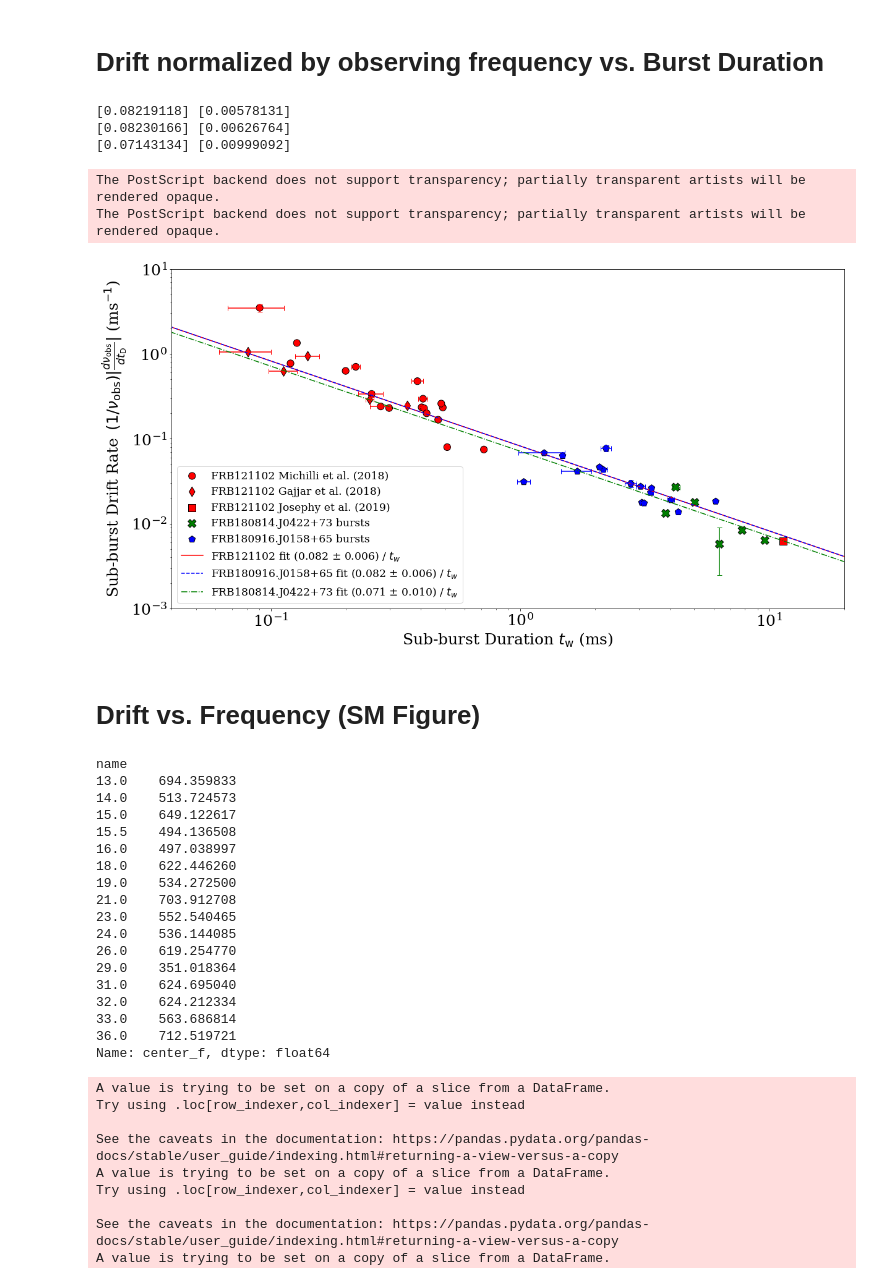
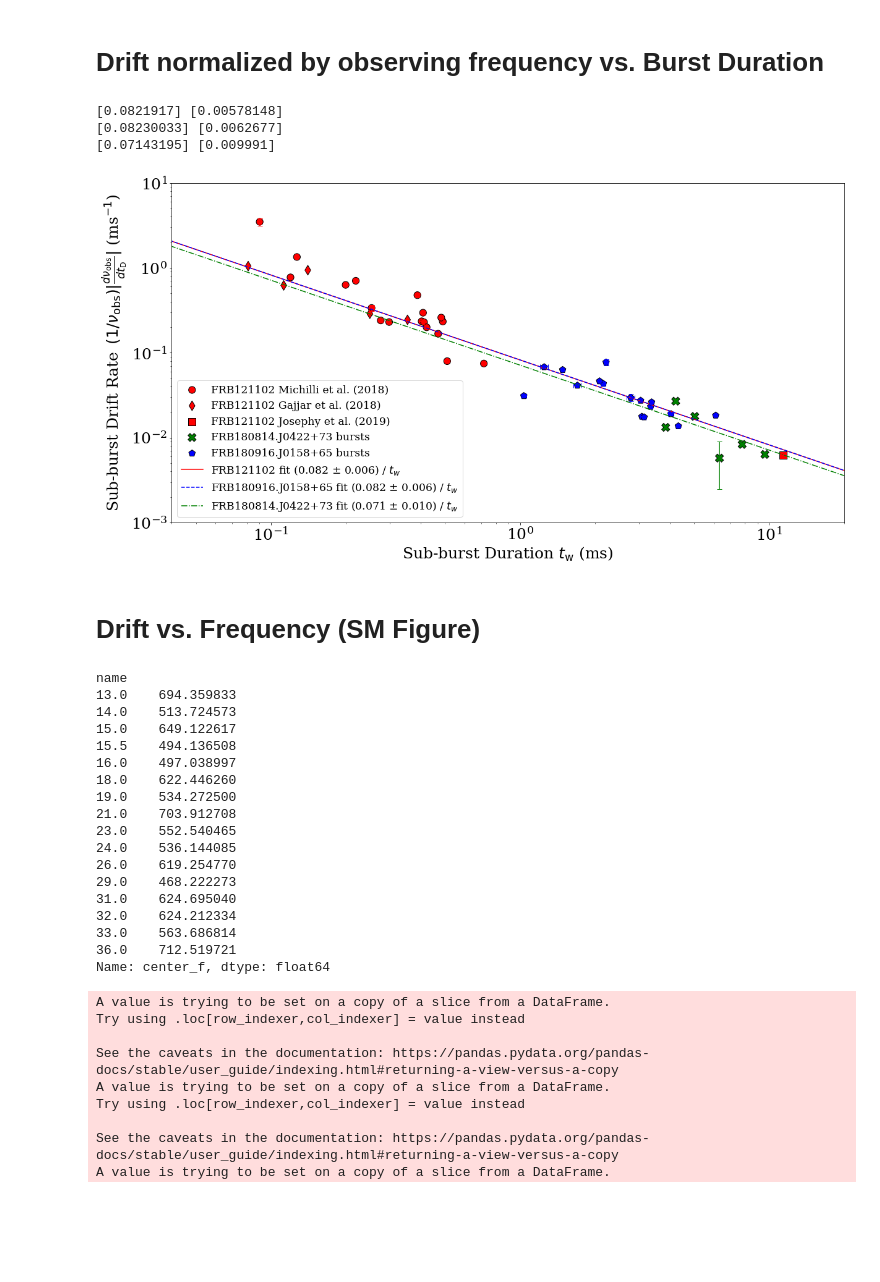
Before and after one commit to mef51/subdriftlaw, a Jupyter notebook: universal/DriftvsDuration_universal.ipynb, the cells around one changed output. Drawn from its saved outputs; the diff is of its cells as text; code cells hidden in the pictures; blank space fills up the shorter version.

```diff
--- a/universal/DriftvsDuration_universal.ipynb
+++ b/universal/DriftvsDuration_universal.ipynb
@@ -173,7 +178,7 @@ bursts180916['tau_w'] = bursts180916[['time_res', 'min_sigma', 'max_sigma', 'ang
 
 # this error is in ms
 bursts180916['tau_w_error'] = bursts180916[['time_res', 'min_sigma', 'max_sigma', 'min_sigma_error', 'max_sigma_error', 'angle', 'angle_error']].apply(
-    lambda r: 1e3*r['time_res']*np.sqrt((r['angle_error']**2*r['max_sigma']**2*r['min_sigma']**2*(2*r['max_sigma']**2*np.cos(r['angle']-np.pi/2)*np.sin(r['angle']-np.pi/2) - 2*r['min_sigma']**2*np.cos(r['angle']-np.pi/2)*np.sin(r['angle']-np.pi/2))**2)/(4.*(r['min_sigma']**2*np.cos(r['angle']-np.pi/2)**2 + r['max_sigma']**2*np.sin(r['angle']-np.pi/2)**2)**3)+ r['min_sigma_error']**2*(-((r['max_sigma']*r['min_sigma']**2*np.cos(r['angle']-np.pi/2)**2)/(r['min_sigma']**2*np.cos(r['angle']-np.pi/2)**2 + r['max_sigma']**2*np.sin(r['angle']-np.pi/2)**2)**1.5) + r['max_sigma']/np.sqrt(r['min_sigma']**2*np.cos(r['angle']-np.pi/2)**2 + r['max_sigma']**2*np.sin(r['angle']-np.pi/2)**2))**2+ r['max_sigma_error']**2*(-((r['max_sigma']**2*r['min_sigma']*np.sin(r['angle']-np.pi/2)**2)/(r['min_sigma']**2*np.cos(r['angle']-np.pi/2)**2 + r['max_sigma']**2*np.sin(r['angle']-np.pi/2)**2)**1.5) + r['min_sigma']/np.sqrt(r['min_sigma']**2*np.cos(r['angle']-np.pi/2)**2 + r['max_sigma']**2*np.sin(r['angle']-np.pi/2)**2))**2),
+    tauwerror_expr,
     axis=1
 )
 
@@ -310,7 +315,7 @@ for dataframe180916 in dataframes180916:
 
     # this error is in ms
     dataframe180916['tau_w_error'] = dataframe180916[['time_res', 'min_sigma', 'max_sigma', 'min_sigma_error', 'max_sigma_error', 'angle', 'angle_error']].apply(
-        lambda r: 1e3*r['time_res']*np.sqrt((r['angle_error']**2*r['max_sigma']**2*r['min_sigma']**2*(2*r['max_sigma']**2*np.cos(r['angle']-np.pi/2)*np.sin(r['angle']-np.pi/2) - 2*r['min_sigma']**2*np.cos(r['angle']-np.pi/2)*np.sin(r['angle']-np.pi/2))**2)/(4.*(r['min_sigma']**2*np.cos(r['angle']-np.pi/2)**2 + r['max_sigma']**2*np.sin(r['angle']-np.pi/2)**2)**3)+ r['min_sigma_error']**2*(-((r['max_sigma']*r['min_sigma']**2*np.cos(r['angle']-np.pi/2)**2)/(r['min_sigma']**2*np.cos(r['angle']-np.pi/2)**2 + r['max_sigma']**2*np.sin(r['angle']-np.pi/2)**2)**1.5) + r['max_sigma']/np.sqrt(r['min_sigma']**2*np.cos(r['angle']-np.pi/2)**2 + r['max_sigma']**2*np.sin(r['angle']-np.pi/2)**2))**2+ r['max_sigma_error']**2*(-((r['max_sigma']**2*r['min_sigma']*np.sin(r['angle']-np.pi/2)**2)/(r['min_sigma']**2*np.cos(r['angle']-np.pi/2)**2 + r['max_sigma']**2*np.sin(r['angle']-np.pi/2)**2)**1.5) + r['min_sigma']/np.sqrt(r['min_sigma']**2*np.cos(r['angle']-np.pi/2)**2 + r['max_sigma']**2*np.sin(r['angle']-np.pi/2)**2))**2),
+        tauwerror_expr,
         axis=1
     )
 
@@ -394,7 +399,7 @@ for dataframe180916, drops, pcol, beta, lstyle in zip(dataframes180916, [[15], [
 ax.set_xlim(0, 8.5)
 plt.title("Fit Angles for FRB180916 at different DMs", size=25)
 plt.legend(fontsize='xx-large')
-for fformat in ['png', 'pdf', 'eps']: plt.savefig('angleatdifferentDMs.{}'.format(fformat))
+# for fformat in ['png', 'pdf', 'eps']: plt.savefig('angleatdifferentDMs.{}'.format(fformat))
 # %% [output]
 [6.55422184]
 [0.21844659]
@@ -465,7 +469,7 @@ for dataframe180814 in dataframes180814:
 
     # this error is in ms
     dataframe180814['tau_w_error'] = dataframe180814[['time_res', 'min_sigma', 'max_sigma', 'min_sigma_error', 'max_sigma_error', 'angle', 'angle_error']].apply(
-        lambda r: 1e3*r['time_res']*np.sqrt((r['angle_error']**2*r['max_sigma']**2*r['min_sigma']**2*(2*r['max_sigma']**2*np.cos(r['angle']-np.pi/2)*np.sin(r['angle']-np.pi/2) - 2*r['min_sigma']**2*np.cos(r['angle']-np.pi/2)*np.sin(r['angle']-np.pi/2))**2)/(4.*(r['min_sigma']**2*np.cos(r['angle']-np.pi/2)**2 + r['max_sigma']**2*np.sin(r['angle']-np.pi/2)**2)**3)+ r['min_sigma_error']**2*(-((r['max_sigma']*r['min_sigma']**2*np.cos(r['angle']-np.pi/2)**2)/(r['min_sigma']**2*np.cos(r['angle']-np.pi/2)**2 + r['max_sigma']**2*np.sin(r['angle']-np.pi/2)**2)**1.5) + r['max_sigma']/np.sqrt(r['min_sigma']**2*np.cos(r['angle']-np.pi/2)**2 + r['max_sigma']**2*np.sin(r['angle']-np.pi/2)**2))**2+ r['max_sigma_error']**2*(-((r['max_sigma']**2*r['min_sigma']*np.sin(r['angle']-np.pi/2)**2)/(r['min_sigma']**2*np.cos(r['angle']-np.pi/2)**2 + r['max_sigma']**2*np.sin(r['angle']-np.pi/2)**2)**1.5) + r['min_sigma']/np.sqrt(r['min_sigma']**2*np.cos(r['angle']-np.pi/2)**2 + r['max_sigma']**2*np.sin(r['angle']-np.pi/2)**2))**2),
+        tauwerror_expr,
         axis=1
     )
 
@@ -596,7 +600,7 @@ bursts180814['tau_w'] = bursts180814[['time_res', 'min_sigma', 'max_sigma', 'ang
 
 # this error is in ms
 bursts180814['tau_w_error'] = bursts180814[['time_res', 'min_sigma', 'max_sigma', 'min_sigma_error', 'max_sigma_error', 'angle', 'angle_error']].apply(
-    lambda r: 1e3*r['time_res']*np.sqrt((r['angle_error']**2*r['max_sigma']**2*r['min_sigma']**2*(2*r['max_sigma']**2*np.cos(r['angle']-np.pi/2)*np.sin(r['angle']-np.pi/2) - 2*r['min_sigma']**2*np.cos(r['angle']-np.pi/2)*np.sin(r['angle']-np.pi/2))**2)/(4.*(r['min_sigma']**2*np.cos(r['angle']-np.pi/2)**2 + r['max_sigma']**2*np.sin(r['angle']-np.pi/2)**2)**3)+ r['min_sigma_error']**2*(-((r['max_sigma']*r['min_sigma']**2*np.cos(r['angle']-np.pi/2)**2)/(r['min_sigma']**2*np.cos(r['angle']-np.pi/2)**2 + r['max_sigma']**2*np.sin(r['angle']-np.pi/2)**2)**1.5) + r['max_sigma']/np.sqrt(r['min_sigma']**2*np.cos(r['angle']-np.pi/2)**2 + r['max_sigma']**2*np.sin(r['angle']-np.pi/2)**2))**2+ r['max_sigma_error']**2*(-((r['max_sigma']**2*r['min_sigma']*np.sin(r['angle']-np.pi/2)**2)/(r['min_sigma']**2*np.cos(r['angle']-np.pi/2)**2 + r['max_sigma']**2*np.sin(r['angle']-np.pi/2)**2)**1.5) + r['min_sigma']/np.sqrt(r['min_sigma']**2*np.cos(r['angle']-np.pi/2)**2 + r['max_sigma']**2*np.sin(r['angle']-np.pi/2)**2))**2),
+    tauwerror_expr,
     axis=1
 )
 
@@ -843,40 +847,38 @@ odrfit_log180814 = odrfitter_log180814.run()
 x = np.linspace(0, 20, num=1200)
 opts  = [np.exp(odrfit_log.beta), np.exp(odrfit_log180916.beta), np.exp(odrfit_log180814.beta)]
 errs  = [opts[0]*(np.exp(odrfit_log.sd_beta)-1), opts[1]*(np.exp(odrfit_log180916.sd_beta)-1), opts[2]*(np.exp(odrfit_log180814.sd_beta)-1)]
 #errs  = [np.exp(odrfit_log.sd_beta), np.exp(odrfit_log180916.sd_beta), np.exp(odrfit_log180814.sd_beta)]
 #names = ['Fit from FRB121102 bursts', 'Fit from FRB180916.J0158+65 bursts', 'Fit from FRB180814.J0422+73 bursts']
 
 names = ['FRB121102 fit', 'FRB180916.J0158+65 fit', 'FRB180814.J0422+73 fit']
 ls    = ['r-', 'b--', 'g-.']
 for opt, err, name, l in zip(opts, errs, names, ls):
     print(opt, err)
     lstr = '{} ({:.3f} $\pm$ {:.3f}) / $t_w$'.format(name, opt[0], err[0])
     plt.plot(x, opt[0]/x, l, label=lstr)
 
 handles, labels = ax.get_legend_handles_labels()
 #handles = [handles[0], handles[2], handles[4], handles[5], handles[1], handles[3]]
 #labels = [labels[0], labels[2], labels[4], labels[5], labels[1], labels[3]]
 # handles = [handles[2], handles[5], handles[6], handles[4], handles[3], handles[0], handles[1]]
 # labels = [labels[2], labels[5], labels[6], labels[4], labels[3], labels[0], labels[1]]
 handles = [handles[3], handles[6], handles[7], handles[5], handles[4], handles[0], handles[1], handles[2]]
 labels = [labels[3], labels[6], labels[7], labels[5], labels[4], labels[0], labels[1], labels[2]]
 plt.legend(handles, labels, fontsize='xx-large', loc=3)
 # 2 digits, ytitle
 
 # plt.title("Non Redshift Corrected", size=20)
 #plt.title("FRB121102, FRB180916.J0158+65, and FRB180814.J0422+73", size=20)
 plt.tight_layout()
 # plt.savefig('180814_dm{}.png'.format(dms180814[dm_idx]))
 # print('180814_dm{}.png'.format(dms180814[dm_idx]))
-for f in ['png', 'pdf', 'eps']: plt.savefig('figures/{}.{}'.format(filename, f))
+# for f in ['png', 'pdf', 'eps']: plt.savefig('figures/{}.{}'.format(filename, f))
 # for f in ['png']: plt.savefig('figures/{}.{}'.format(filename, f))
 # %% [output]
-[0.08219118] [0.00578131]
-[0.08230166] [0.00626764]
-[0.07143134] [0.00999092]
+[0.0821917] [0.00578148]
+[0.08230033] [0.0062677]
+[0.07143195] [0.009991]
-The PostScript backend does not support transparency; partially transparent artists will be rendered opaque.
-The PostScript backend does not support transparency; partially transparent artists will be rendered opaque.
-[figure, old version]
+[figure, new version]
 # %% [markdown]
 # Drift vs. Frequency (SM Figure)
 # %%
@@ -894,7 +896,7 @@ name
 23.0    552.540465
 24.0    536.144085
 26.0    619.254770
-29.0    351.018364
+29.0    468.222273
 31.0    624.695040
 32.0    624.212334
 33.0    563.686814
```
Also changed, not shown: parts of 5 cells of this notebook, 3 other files.
